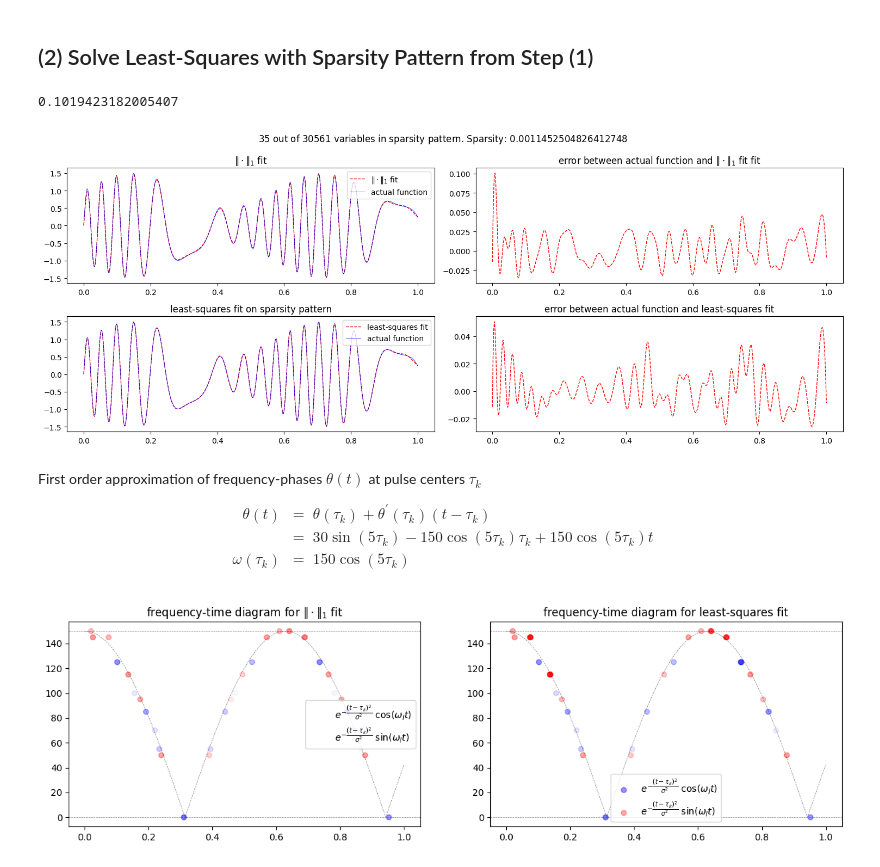
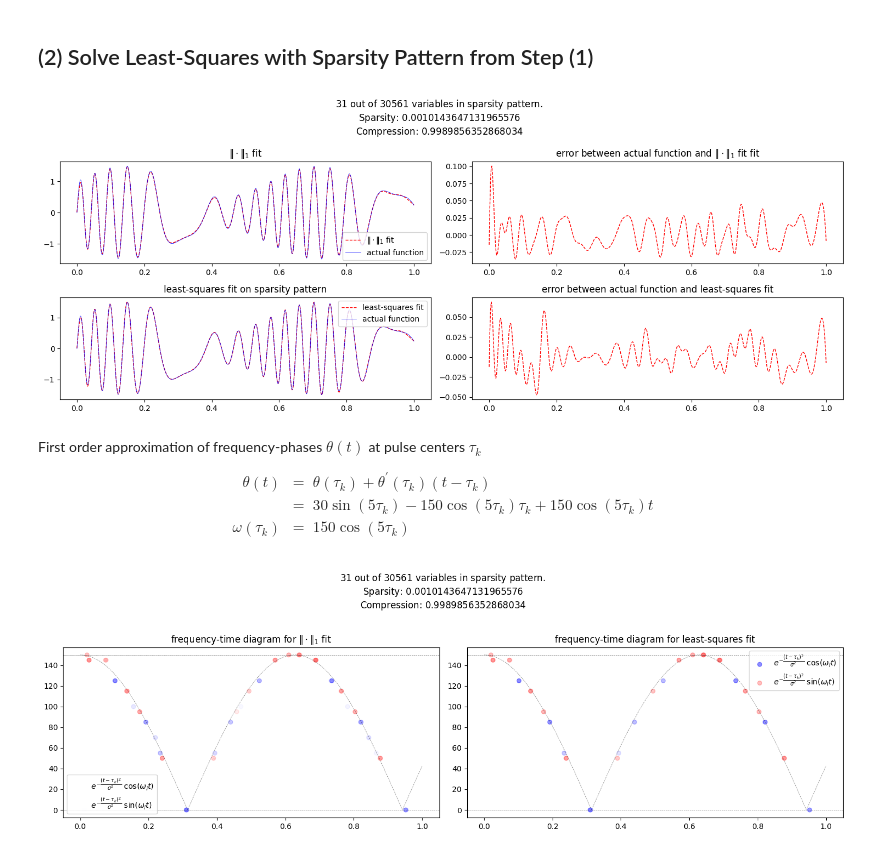
Before and after one commit to dhjnam/cvx-opt, a Jupyter notebook: 06_5_4_time_frequency_analysis_with_basis_pursuit.ipynb, the cells around one changed output. Drawn from its saved outputs; the diff is of its cells as text; code cells hidden in the pictures.

Commit message:
consistent cardinality of sparse x across all cells. some varname changes

```diff
--- a/06_5_4_time_frequency_analysis_with_basis_pursuit.ipynb
+++ b/06_5_4_time_frequency_analysis_with_basis_pursuit.ipynb
@@ -63,6 +63,7 @@ Solve $\Vert\cdot\Vert_1$-norm problem to obtain relevant heuristic sparsity pat
 K = 501
 L = 30
 dL1 = 2 * L + 1
+KdL1 = K * dL1
 
 sigma = .05
 tau = np.linspace(0, 1, K)
@@ -86,14 +87,14 @@ A = np.array([
 
 gamma = cp.Parameter(nonneg=True)
 
-A = A.reshape(m, K * dL1)
-x = cp.Variable( K * dL1)
+A = A.reshape(m, KdL1)
+x = cp.Variable( KdL1)
 obj = cp.sum_squares( A @ x - y ) + gamma * cp.norm1(x)
 
 problem = cp.Problem(cp.Minimize(obj))
 gamma.value = 1
 problem.solve(verbose=False)
-sparse_x = x.value
+x_opt_sparse = x.value
 # %%
 # Histogram plot of sparsity vector and approximation
 
@@ -150,24 +154,24 @@ took about 5:30 minutes.
 # %% [markdown]
 ## (2) Solve Least-Squares with Sparsity Pattern from Step (1)
 # %%
-tol = 1e-1
-pattern = np.where(np.abs(sparse_x) > tol)[0]
-k = len(pattern)
-tilde_A = A[:, pattern]
+idx_greatest_1_p = np.setdiff1d(idx_smallest_p_rest, idx_smallest_p)
+tilde_A = A[:, idx_greatest_1_p]
 
-tilde_x = cp.Variable(k)
+tilde_x = cp.Variable( nQ )
 obj = cp.sum_squares(tilde_A @ tilde_x - y)
 problem = cp.Problem(cp.Minimize(obj))
 problem.solve(verbose=False)
+
+tilde_x_opt_least_squares = tilde_x.value
-# %% [output]
-0.1019423182005407
 # %%
-tilde_y = tilde_A @ tilde_x.value
-sparse_y = A @ sparse_x
+tilde_y = tilde_A @ tilde_x_opt_least_squares
+sparse_y = A @ x_opt_sparse
 
 fig, axes = plt.subplots(2, 2, figsize=(15, 6))
 
-fig.suptitle(f'${len(pattern)}$ out of ${K * dL1}$ variables in sparsity pattern. Sparsity: ${len(pattern) / (K * dL1)}$')
+fig.suptitle(f'''$ { nQ } $ out of $ { KdL1 } $ variables in sparsity pattern.
+Sparsity: $ { nQ / KdL1 } $
+Compression: $ { nP / KdL1 } $''')
 
 ax = axes[0, 0]
 ax.set(
@@ -202,7 +206,7 @@ fig.tight_layout()
 
 plt.show()
 # %% [output]
-[figure, old version]
+[figure, new version]
 # %% [markdown]
 First order approximation of frequency-phases $\theta(t)$ at pulse centers $\tau_k$
 
@@ -214,19 +218,21 @@ $$
 \end{align*}
 $$
 # %%
-scatter_tau = np.array([
-    np.ones(dL1) * tau_k for tau_k in tau
-]).reshape(K * dL1)
+pattern_cos = idx_greatest_1_p[ idx_greatest_1_p % dL1 >= L ]
+pattern_sin = idx_greatest_1_p[ idx_greatest_1_p % dL1 <  L ]
 
-pattern_cos = pattern[pattern % dL1 >= L]
-pattern_sin = pattern[pattern % dL1 <  L]
+scatter_tau = np.array( [ np.ones(dL1) * tau_k for tau_k in tau ] ).reshape( KdL1 )
 
-exact_frequencies = freq0 * freq1 * np.abs(np.cos(freq1 * tau))
+exact_frequencies = freq0 * freq1 * np.abs( np.cos( freq1 * tau ) )
 
 base_cos = '$e^{-\\dfrac{(t-\\tau_k)^2}{\\sigma^2}} \\; \\cos(\\omega_l t)$'
 base_sin = '$e^{-\\dfrac{(t-\\tau_k)^2}{\\sigma^2}} \\; \\sin(\\omega_l t)$'
 
-fig, axes = plt.subplots(1, 2, figsize=(15, 4))
+fig, axes = plt.subplots(1, 2, figsize=(15, 5))
+fig.suptitle(f'''$ { nQ } $ out of $ { KdL1 } $ variables in sparsity pattern.
+Sparsity: $ { nQ / KdL1 } $
+Compression: $ { nP / KdL1 } $
+''')
 
 # adapt scatter point size / alpha corresponding to a basis fcn
 # by the value of sparse_x coefficient of that basis fcn
@@ -238,24 +244,21 @@ ax.set(
 
 # adapt scatter points' [ size | alpha | color ]s to absolute values of sparsity coefficients
 
-intensity_cos = 1 - 1 / ( 1 + np.abs( sparse_x.reshape(K, dL1)[:, L: ].reshape(K * (L+1)) ) )
-intensity_sin = 1 - 1 / ( 1 + np.abs( sparse_x.reshape(K, dL1)[:,  :L].reshape(K *  L   ) ) )
+intensity_cos = 1 - 1 / ( 1 + np.abs( x_opt_sparse.reshape(K, dL1)[:, L: ].reshape(K * (L+1)) ) )
+intensity_sin = 1 - 1 / ( 1 + np.abs( x_opt_sparse.reshape(K, dL1)[:,  :L].reshape(K *  L   ) ) )
 
-# background grid
-# ax.scatter(
-#     scatter_tau.reshape(K, dL1)[:, L:].reshape(K * (L+1)),
-#     freq1 * np.array([ np.arange(0, L+1)   for tau_k in tau ]),
-#     s=.05, color='black', alpha=.15
-# )
+# background grid cosine and sine
+ax.scatter( scatter_tau[pattern_cos], freq1 * (pattern_cos % dL1 - L), s=.01, color='blue', alpha=.5 )
+ax.scatter( scatter_tau[pattern_sin], freq1 * (pattern_sin % dL1 + 1), s=.01, color='red' , alpha=.5 )
 # visualization of sparsity coefficients
 ax.scatter(
     scatter_tau.reshape(K, dL1)[:, L:].reshape(K * (L+1)),
-    freq1 * np.array([ np.arange(0, L+1)   for tau_k in tau ]),
+    freq1 * np.array( np.tile( np.arange(0, L + 1 ), K ) ),
     s=30, color='blue', alpha=intensity_cos, label=base_cos
 )
 ax.scatter(
     scatter_tau.reshape(K, dL1)[:, :L].reshape(K * L),
-    freq1 * np.array([ np.arange(0, L) + 1 for tau_k in tau ]),
+    freq1 * np.array( np.tile( np.arange(0, L) + 1, K ) ),
     s=30, color='red' , alpha=intensity_sin, label=base_sin
 )
 
@@ -265,42 +268,43 @@ ax.plot(tau,  exact_frequencies, color='black', alpha=.5, linewidth=.5, linestyl
 ax.legend()
 
 
-x_fit_cos = tilde_x.value[pattern % dL1 >= L]
-x_fit_sin = tilde_x.value[pattern % dL1 <  L]
-
 ax = axes[1]
 ax.set(
     title='frequency-time diagram for least-squares fit'
 )
+
+x_fit_cos = tilde_x_opt_least_squares[idx_greatest_1_p % dL1 >= L]
+x_fit_sin = tilde_x_opt_least_squares[idx_greatest_1_p % dL1 <  L]
 
 # adapt scatter points' [ size | alpha | color ]s to absolute values of sparsity coefficients
 
 intensity_cos_fit = 1 - 1 / ( 1 + np.abs( x_fit_cos ) )
 intensity_sin_fit = 1 - 1 / ( 1 + np.abs( x_fit_sin ) )
 
 # background grid
 # ax.scatter(
 #     scatter_tau.reshape(K, dL1)[:, L:].reshape(K * (L+1)),
 #     freq1 * np.array([ np.arange(0, L+1)   for tau_k in tau ]),
 #     s=.05, color='black', alpha=.15
 # )
 # visualization of least-squares fit on sparsity pattern
 ax.scatter(
     scatter_tau[pattern_cos],
     freq1 * (pattern_cos % dL1 - L),
     s=30, color='blue', alpha=intensity_cos_fit, label=base_cos
 )
 ax.scatter(
     scatter_tau[pattern_sin],
     freq1 * (pattern_sin % dL1 + 1),
     s=30, color='red' , alpha=intensity_sin_fit, label=base_sin
 )
 
 ax.axhline( freq1 * L, color='black', alpha=.5, linewidth=.5, linestyle='dashed')
 ax.axhline( 0        , color='black', alpha=.5, linewidth=.5, linestyle='dashed')
 ax.plot(tau,  exact_frequencies, color='black', alpha=.5, linewidth=.5, linestyle='dashed')
 ax.legend()
 
+fig.tight_layout()
 plt.show()
 # %% [output]
-[figure, old version]
+[figure, new version]
```
Also changed, not shown: parts of 1 cell of this notebook.
